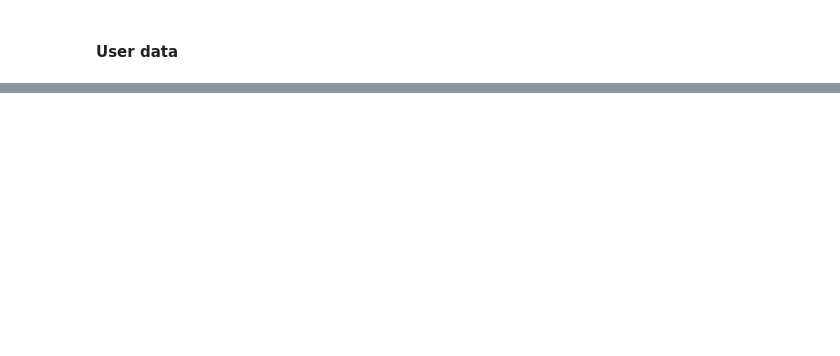
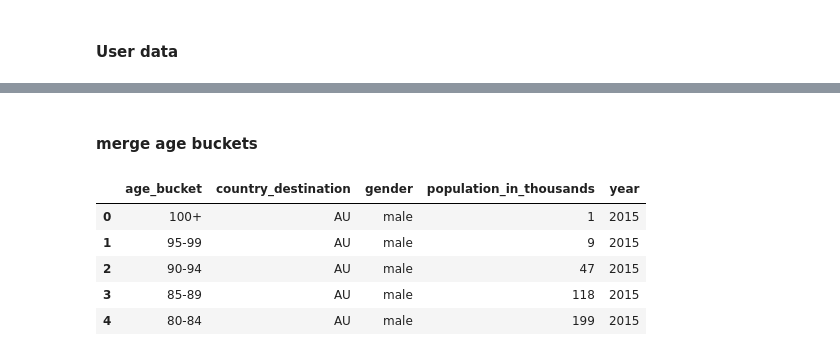
Before and after one commit to bshurick/ischool, a Jupyter notebook: Extras/Kaggle/AirBnB/airbnb.ipynb, the cells around one changed output, grey strips where cells are left out. Cells and saved outputs as stored; diff of their text form; code cells hidden in the pictures; blank space fills up the shorter version.

```diff
--- a/Extras/Kaggle/AirBnB/airbnb.ipynb
+++ b/Extras/Kaggle/AirBnB/airbnb.ipynb
@@ -272,0 +301,11 @@ train_set.loc[train_set['days_before_booking']<pd.Timedelta(0)\
+# %% [markdown]
+#### merge age buckets
+# %%
+age_buckets.head()
+# %% [output]
+|  | age_bucket | country_destination | gender | population_in_thousands | year |
+| 0 | 100+ | AU | male | 1 | 2015 |
+| 1 | 95-99 | AU | male | 9 | 2015 |
+| 2 | 90-94 | AU | male | 47 | 2015 |
+| 3 | 85-89 | AU | male | 118 | 2015 |
+| 4 | 80-84 | AU | male | 199 | 2015 |
```
Also changed, not shown: parts of 30 cells of this notebook.
